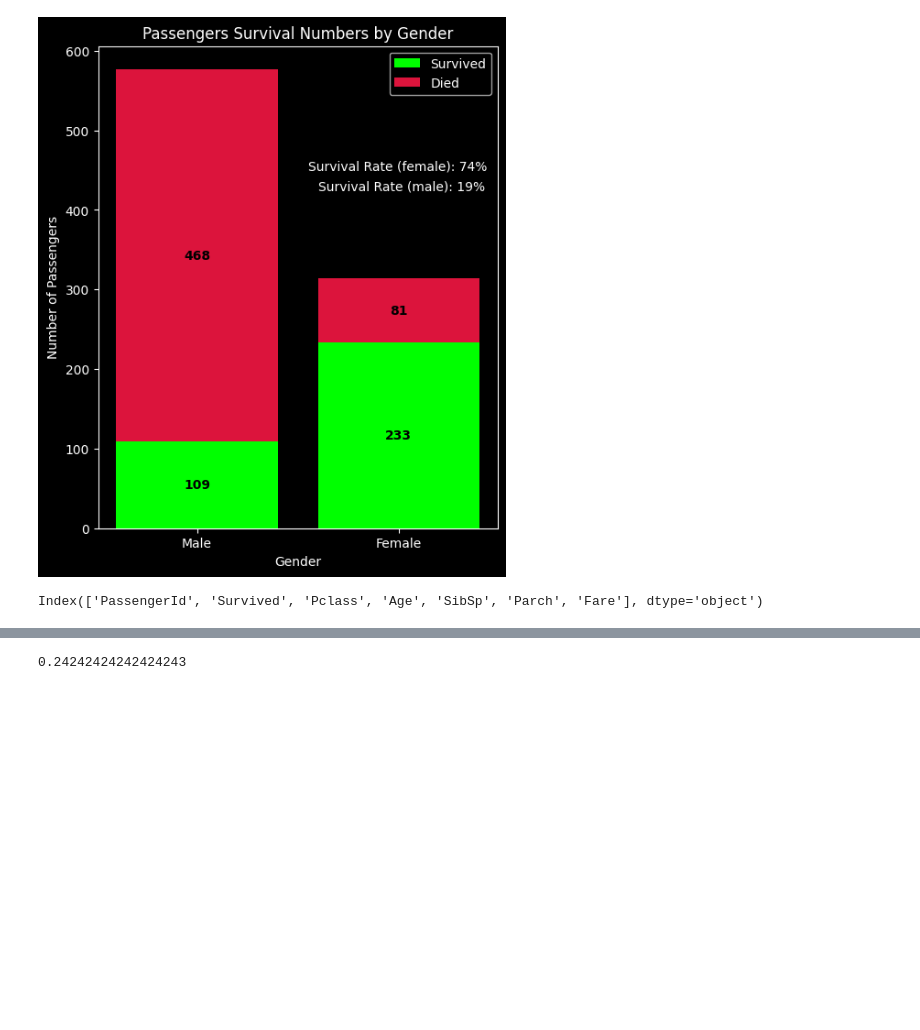
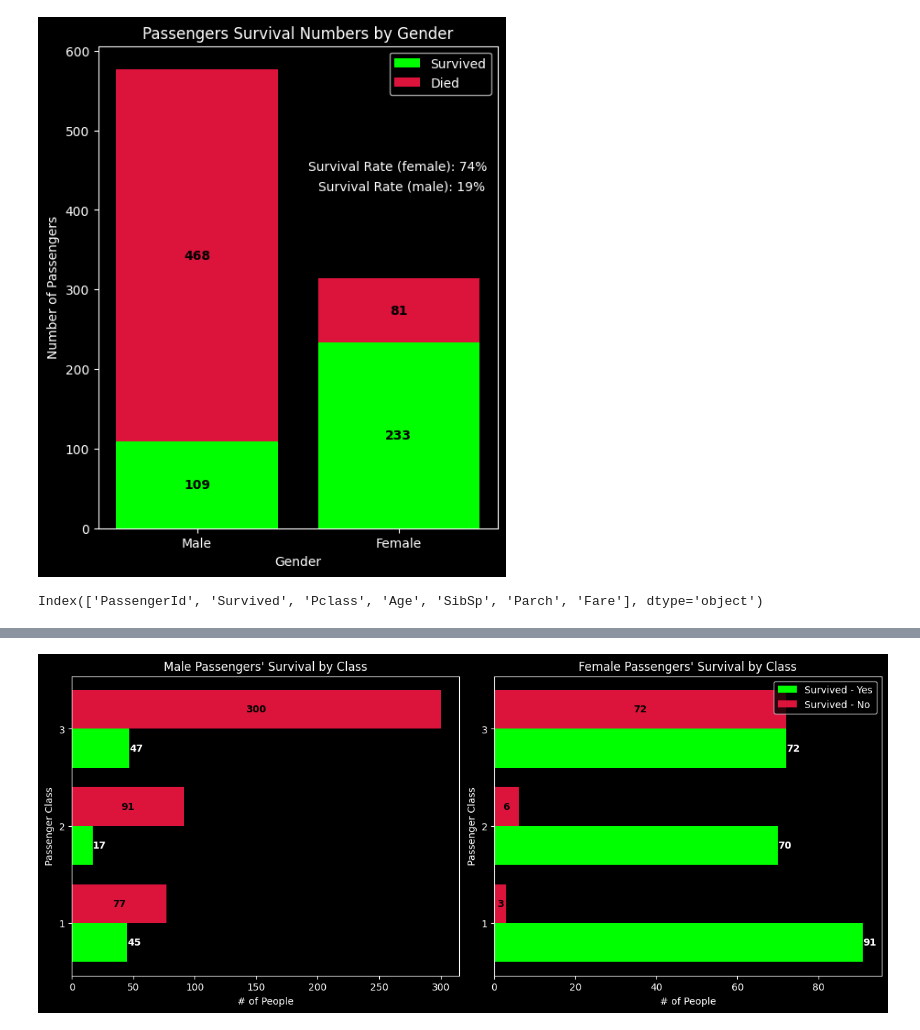
Before and after one commit to sai-sundeep/data-visualization, a Jupyter notebook: titanic/exploratory.ipynb, the cells around one changed output, grey strips where cells are left out. Saved outputs shown, nothing was run; the diff lists cells and outputs as text; code cells hidden in the pictures; blank space fills up the shorter version.

```diff
--- a/titanic/exploratory.ipynb
+++ b/titanic/exploratory.ipynb
@@ -146,4 +145,48 @@ Name: Pclass, dtype: int64
 # %%
-216/(491+184+216)
+male_survival_by_class = train_dataset[train_dataset['Sex'] == "male"].groupby(["Pclass"])['Survived'].value_counts()
+female_survival_by_class = train_dataset[train_dataset['Sex'] == "female"].groupby(["Pclass"])['Survived'].value_counts()
+passenger_classes = train_dataset["Pclass"].unique()
+passenger_classes = sorted(passenger_classes)
+male_survived_values = {}
+male_succumbed_values = {}
+female_survived_values = {}
+female_succumbed_values = {}
+for pcls in passenger_classes:
+      male_survived_values[pcls] = male_survival_by_class.loc[(pcls, 1)]
+      male_succumbed_values[pcls] = male_survival_by_class.loc[(pcls, 0)]
+      female_survived_values[pcls] = female_survival_by_class.loc[(pcls, 1)]
+      female_succumbed_values[pcls] = female_survival_by_class.loc[(pcls, 0)]
+width = 0.4
+labels = passenger_classes
+x = np.arange(len(labels))
+fig, ax = plt.subplots(nrows=1, ncols=2, figsize=(12, 5), layout='constrained')
+ax[0].set_ylabel(f"Passenger Class")
+ax[0].set_xlabel(f"# of People")
+ax[0].set_title("Male Passengers' Survival by Class")
+b1 = ax[0].barh(x - width / 2, list(male_survived_values.values()), width, label='Survived - Yes', color="lime")
+ax[0].bar_label(b1, label_type='edge', weight='bold', color="white")
+b2 = ax[0].barh(x + width / 2, list(male_succumbed_values.values()), width, label='Survived - No', color="crimson")
+ax[0].bar_label(b2, label_type='center', weight='bold', color="black")
+ax[0].set_yticks(np.arange(len(labels)))
+ax[0].set_yticklabels(labels=labels)
+
+ax[1].set_ylabel(f"Passenger Class")
+ax[1].set_xlabel(f"# of People")
+ax[1].set_title("Female Passengers' Survival by Class")
+b1 = ax[1].barh(x - width / 2, list(female_survived_values.values()), width, label='Survived - Yes', color="lime")
+ax[1].bar_label(b1, label_type='edge', weight='bold', color="white")
+b2 = ax[1].barh(x + width / 2, list(female_succumbed_values.values()), width, label='Survived - No', color="crimson")
+ax[1].bar_label(b2, label_type='center', weight='bold', color="black")
+ax[1].set_yticks(np.arange(len(labels)))
+ax[1].set_yticklabels(labels=labels)
+# plt.grid(axis='both')
+plt.legend()
+plt.show()
+
+
+
+# fig, axs = plt.subplots(figsize=(6, 5))
+# axs.bar()
+# plt.show()
 # %% [output]
-0.24242424242424243
+[figure, added]
```
Also changed, not shown: parts of 6 cells of this notebook, 1 other file.
